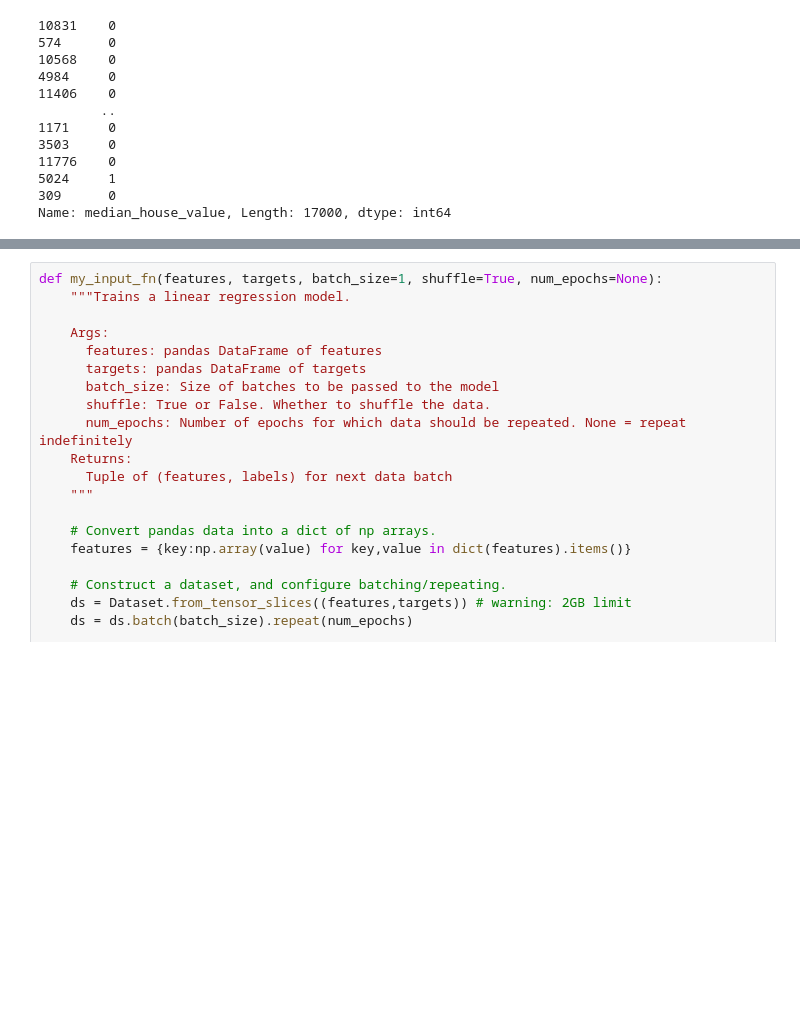
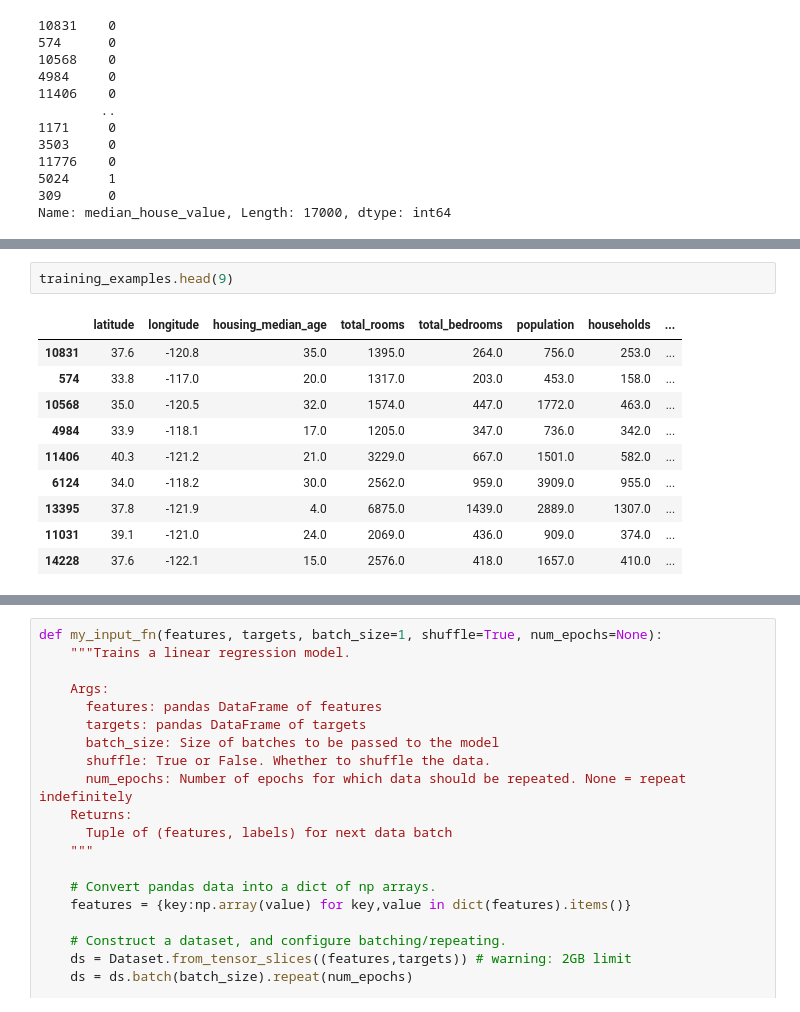
Before and after one commit to tenvol/tsf00, a Jupyter notebook: sparsity_and_l1_regularization.ipynb, the cells around one changed output, grey strips where cells are left out. Saved outputs shown, nothing was run; the diff lists cells and outputs as text; blank space fills up the shorter version.

```diff
--- a/sparsity_and_l1_regularization.ipynb
+++ b/sparsity_and_l1_regularization.ipynb
@@ -191,0 +240,13 @@ display.display(validation_targets.describe())
+# %%
+training_examples.head(9)
+# %% [output]
+|  | latitude | longitude | housing_median_age | total_rooms | total_bedrooms | population | households | ... |
+| 10831 | 37.6 | -120.8 | 35.0 | 1395.0 | 264.0 | 756.0 | 253.0 | ... |
+| 574 | 33.8 | -117.0 | 20.0 | 1317.0 | 203.0 | 453.0 | 158.0 | ... |
+| 10568 | 35.0 | -120.5 | 32.0 | 1574.0 | 447.0 | 1772.0 | 463.0 | ... |
+| 4984 | 33.9 | -118.1 | 17.0 | 1205.0 | 347.0 | 736.0 | 342.0 | ... |
+| 11406 | 40.3 | -121.2 | 21.0 | 3229.0 | 667.0 | 1501.0 | 582.0 | ... |
+| 6124 | 34.0 | -118.2 | 30.0 | 2562.0 | 959.0 | 3909.0 | 955.0 | ... |
+| 13395 | 37.8 | -121.9 | 4.0 | 6875.0 | 1439.0 | 2889.0 | 1307.0 | ... |
+| 11031 | 39.1 | -121.0 | 24.0 | 2069.0 | 436.0 | 909.0 | 374.0 | ... |
+| 14228 | 37.6 | -122.1 | 15.0 | 2576.0 | 418.0 | 1657.0 | 410.0 | ... |
```
Also changed, not shown: parts of 4 cells of this notebook.
